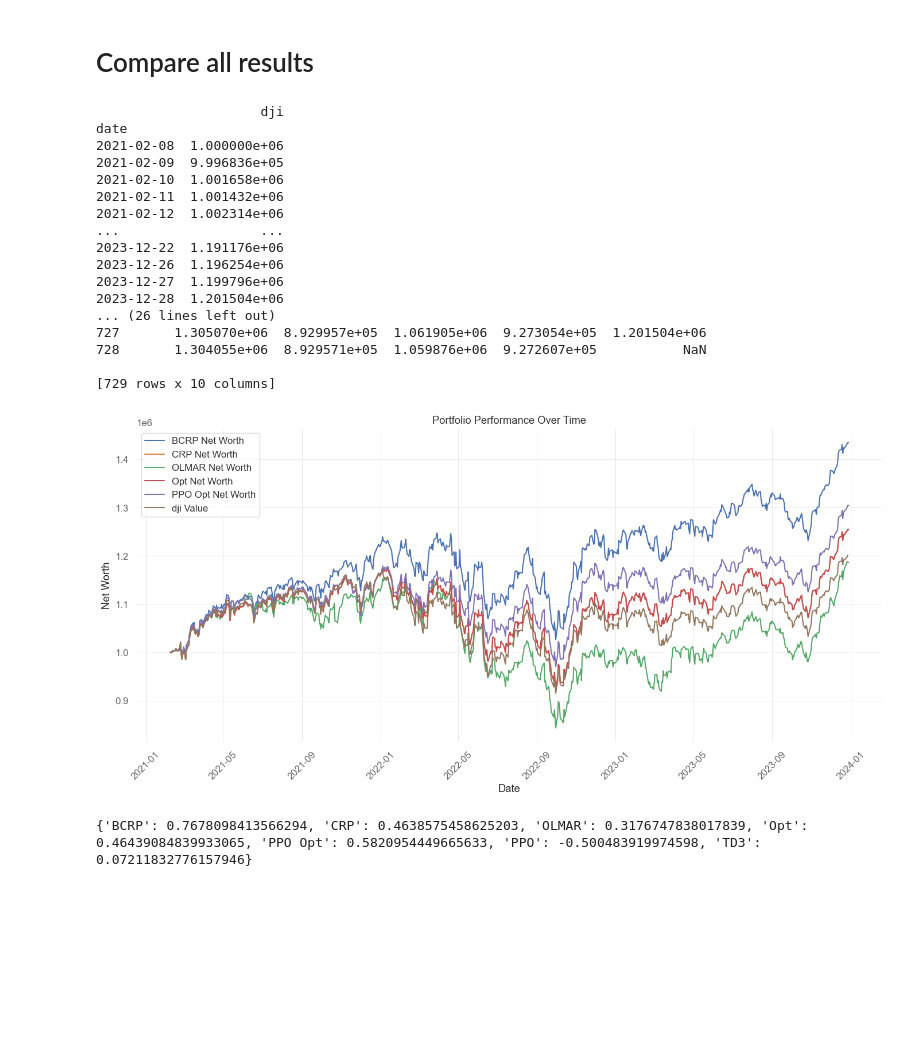
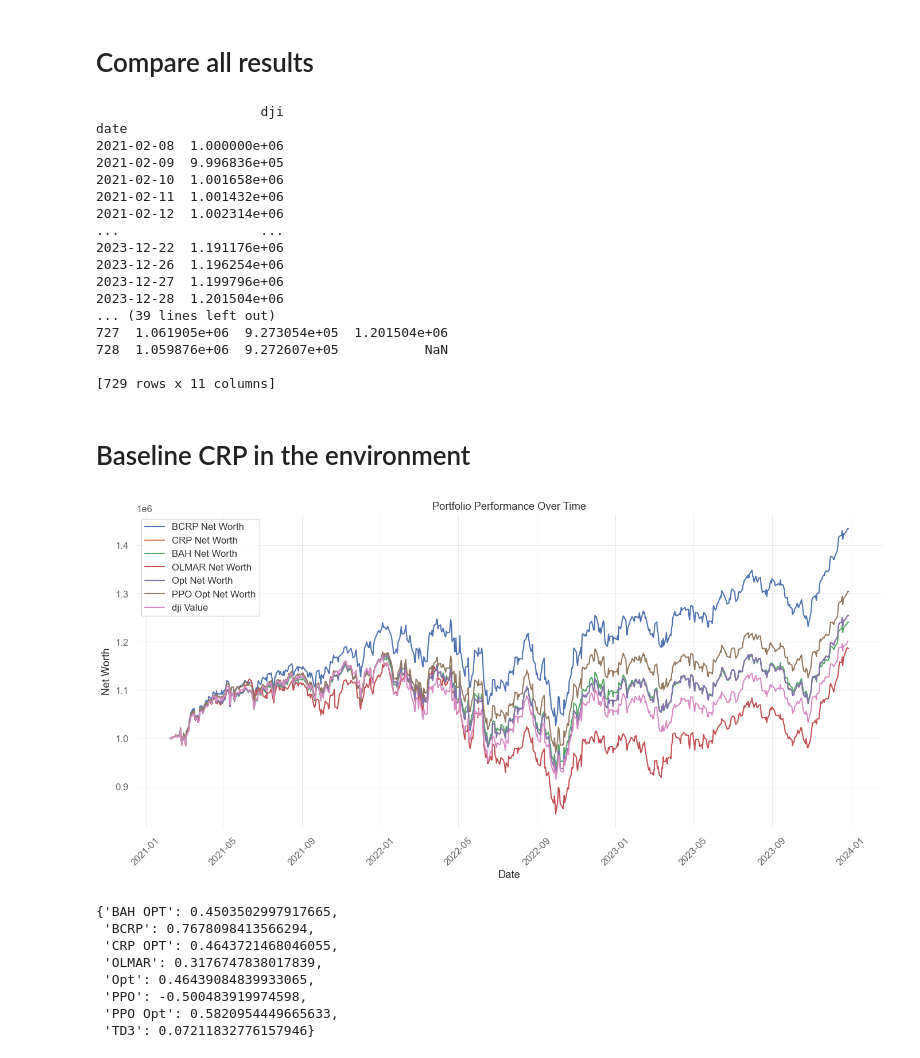
Before and after one commit to flpymonkey/Thesis, a Jupyter notebook: RL_Backtesting.ipynb, the cells around one changed output. Drawn from its saved outputs; the diff is of its cells as text; code cells hidden in the pictures; blank space fills up the shorter version.

```diff
--- a/RL_Backtesting.ipynb
+++ b/RL_Backtesting.ipynb
@@ -310,0 +359,28 @@ Timestamp('2021-02-08 00:00:00')
+# %%
+# BAH
+
+BAH_results = {
+    "20212024": {},
+}
+
+environment_ppo.reset()
+agent_bah = DRLStableAgent(env = environment_ppo)
+model_bah = agent_bah.get_model("bah", None, None)
+
+values, dates = DRLStableAgent.DRL_prediction(model_bah, environment_ppo)
+BAH_results["20212024"]["value"] = environment_ppo._terminal_asset_memory["final"]
+BAH_results["20212024"]["date"] = environment_ppo._terminal_date_memory
+
+df_bah_opt = pd.DataFrame(BAH_results["20212024"]["value"], columns=['bah_opt_net_worth'])
+df_bah_date = pd.DataFrame(BAH_results["20212024"]["date"], columns=['Date'])
+if len(df_bah_opt) == len(df_bah_date):
+    df_bah_opt['Date'] = df_bah_date['Date']
+else:
+    raise ValueError("DataFrames do not have the same number of rows.")
+
+print(df_bah_opt)
+
+
+# assert the dates line up
+assert df_opt.loc[0,'Date'] == df_bah_opt.loc[0, 'Date']
+assert df_opt.loc[len(df_date)-1,'Date'] == df_bah_opt.loc[len(df_bah_opt)-1,'Date']
@@ -491,16 +570,24 @@ Kurtosis                    NaN
 # Join the online algorithms
 
 bcrp = pd.read_csv('BCRP_net_worth.csv')
-crp = pd.read_csv('CRP_net_worth.csv')
+# crp = pd.read_csv('CRP_net_worth.csv')
 olmar = pd.read_csv('OLMAR_net_worth.csv')
 
 
 
-merged_df = pd.merge(bcrp, crp, on='Date')
+merged_df = bcrp
 merged_df = pd.merge(merged_df, olmar, on='Date')
 
 
 merged_df['Date'] = pd.to_datetime(merged_df['Date'])
+
+# Merge the baseline CRP algorithm
+df_crp_opt['Date'] = pd.to_datetime(df_crp_opt['Date'])
+merged_df = pd.merge(merged_df, df_crp_opt, on='Date')
+
+# Merge the baseline BAH algorithm
+df_bah_opt['Date'] = pd.to_datetime(df_bah_opt['Date'])
+merged_df = pd.merge(merged_df, df_bah_opt, on='Date')
 
 # Merge the opt algorithm
 df_opt['Date'] = pd.to_datetime(df_opt['Date'])
@@ -547,46 +634,53 @@ date
 2023-12-26  1.196254e+06
 2023-12-27  1.199796e+06
 2023-12-28  1.201504e+06
-... (26 lines left out)
-727       1.305070e+06  8.929957e+05  1.061905e+06  9.273054e+05  1.201504e+06
-728       1.304055e+06  8.929571e+05  1.059876e+06  9.272607e+05           NaN
+... (39 lines left out)
+727  1.061905e+06  9.273054e+05  1.201504e+06
+728  1.059876e+06  9.272607e+05           NaN
 
-[729 rows x 10 columns]
+[729 rows x 11 columns]
+# %% [markdown]
+# Baseline CRP in the environment
 # %%
 # Use the correct backend for Jupyter
 %matplotlib inline
 import matplotlib.pyplot as plt
 
 # TODO make sure all dates line up, fix CRP and OLMAR
 
 # Plot the DataFrame
 plt.figure(figsize=(14, 7))
 plt.plot(merged_df['Date'], merged_df['BCRP_net_worth'], label='BCRP Net Worth')
-plt.plot(merged_df['Date'], merged_df['CRP_net_worth'], label='CRP Net Worth')# CRP and Opt net worth are basically on the same line
+# plt.plot(merged_df['Date'], merged_df['CRP_net_worth'], label='CRP Net Worth')# CRP and Opt net worth are basically on the same line
+plt.plot(merged_df['Date'], merged_df['crp_opt_net_worth'], label='CRP Net Worth')
+plt.plot(merged_df['Date'], merged_df['bah_opt_net_worth'], label='BAH Net Worth')
 plt.plot(merged_df['Date'], merged_df['OLMAR_net_worth'], label='OLMAR Net Worth')
 plt.plot(merged_df['Date'], merged_df['opt_net_worth'], label='Opt Net Worth')
 plt.plot(merged_df['Date'], merged_df['ppo_opt_net_worth'], label='PPO Opt Net Worth')
 # plt.plot(merged_df['Date'], merged_df['ppo_value'], label='PPO Value')
 # plt.plot(merged_df['Date'], merged_df['td3_value'], label='TD3 Value')
 # plt.plot(merged_df['Date'], merged_df['a2c_value'], label='A2C Value')
 plt.plot(merged_df['Date'], merged_df['dji'], label='dji Value')
 plt.xlabel('Date')
 plt.ylabel('Net Worth')
 plt.title('Portfolio Performance Over Time')
 plt.legend()
 plt.xticks(rotation=45)
 plt.grid(True)
 plt.tight_layout()
 plt.show()
 # %% [output]
-[figure, old version]
+[figure, new version]
 # %%
 import numpy as np
+import pprint
 
 # Calculate the returns each day
 
 merged_df['BCRP_daily_return'] = merged_df['BCRP_net_worth'].pct_change()
-merged_df['CRP_daily_return'] = merged_df['CRP_net_worth'].pct_change()
+# merged_df['CRP_daily_return'] = merged_df['CRP_net_worth'].pct_change()
+merged_df['CRP_opt_daily_return'] = merged_df['crp_opt_net_worth'].pct_change()
+merged_df['BAH_opt_daily_return'] = merged_df['bah_opt_net_worth'].pct_change()
 merged_df['OLMAR_daily_return'] = merged_df['OLMAR_net_worth'].pct_change()
 merged_df['opt_daily_return'] = merged_df['opt_net_worth'].pct_change()
 merged_df['ppo_opt_daily_return'] = merged_df['ppo_opt_net_worth'].pct_change()
@@ -610,7 +704,9 @@ def calculate_sharpe_ratio(returns, risk_free_rate):
 # Calculate the Sharpe ratio for each daily return column
 sharpe_ratios = {
     'BCRP': calculate_sharpe_ratio(merged_df['BCRP_daily_return'], risk_free_rate),
-    'CRP': calculate_sharpe_ratio(merged_df['CRP_daily_return'], risk_free_rate),
+    # 'CRP': calculate_sharpe_ratio(merged_df['CRP_daily_return'], risk_free_rate),
+    'CRP OPT': calculate_sharpe_ratio(merged_df['CRP_opt_daily_return'], risk_free_rate),
+    'BAH OPT': calculate_sharpe_ratio(merged_df['BAH_opt_daily_return'], risk_free_rate),
     'OLMAR': calculate_sharpe_ratio(merged_df['OLMAR_daily_return'], risk_free_rate),
     'Opt': calculate_sharpe_ratio(merged_df['opt_daily_return'], risk_free_rate),
     'PPO Opt': calculate_sharpe_ratio(merged_df['ppo_opt_daily_return'], risk_free_rate),
@@ -618,9 +714,16 @@ sharpe_ratios = {
     'TD3': calculate_sharpe_ratio(merged_df['td3_daily_return'], risk_free_rate)
 }
 
-print(sharpe_ratios)
+pprint.pprint(sharpe_ratios)
 # %% [output]
-{'BCRP': 0.7678098413566294, 'CRP': 0.4638575458625203, 'OLMAR': 0.3176747838017839, 'Opt': 0.46439084839933065, 'PPO Opt': 0.5820954449665633, 'PPO': -0.500483919974598, 'TD3': 0.07211832776157946}
+{'BAH OPT': 0.4503502997917665,
+ 'BCRP': 0.7678098413566294,
+ 'CRP OPT': 0.4643721468046055,
+ 'OLMAR': 0.3176747838017839,
+ 'Opt': 0.46439084839933065,
+ 'PPO': -0.500483919974598,
+ 'PPO Opt': 0.5820954449665633,
+ 'TD3': 0.07211832776157946}
 # %%
 import pandas as pd
 import numpy as np
```
Also changed, not shown: parts of 6 cells of this notebook, 9 other files.
